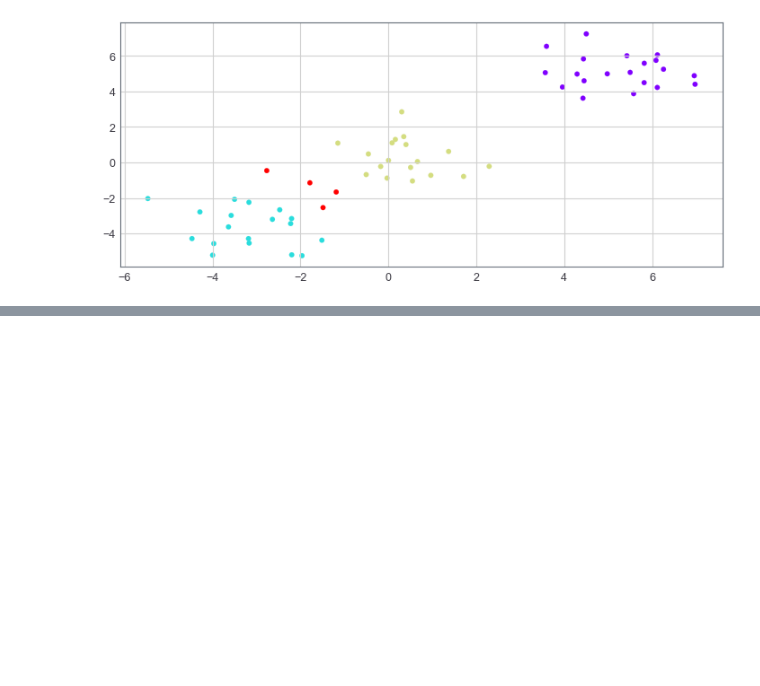
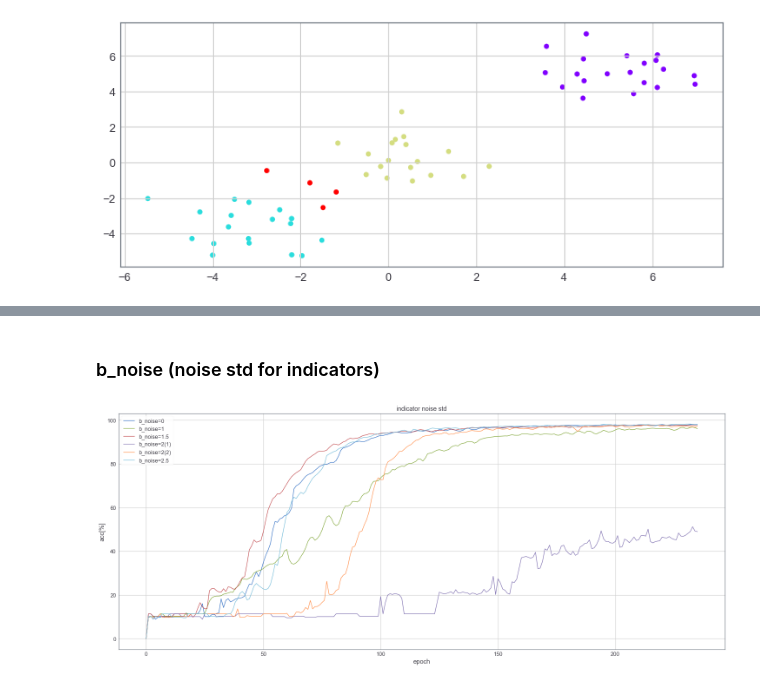
Before and after one commit to Timo9Madrid7/maliciousfl, a Jupyter notebook: myTest.ipynb, the cells around one changed output, grey strips where cells are left out. Drawn from its saved outputs; the diff is of its cells as text; code cells hidden in the pictures; blank space fills up the shorter version.

```diff
--- a/myTest.ipynb
+++ b/myTest.ipynb
@@ -163,0 +201,9 @@ plt.show()
+# %% [markdown]
+### b_noise (noise std for indicators)
+# %%
+params_plot('./Eva/comb_params_setting/comb_clipping_bnoise.txt',
+            './Eva/comb_params_setting/images/clipping_bnoise.png',
+            'indicator noise std'
+           )
+# %% [output]
+[figure, added]
```
Also changed, not shown: parts of 5 cells of this notebook.
